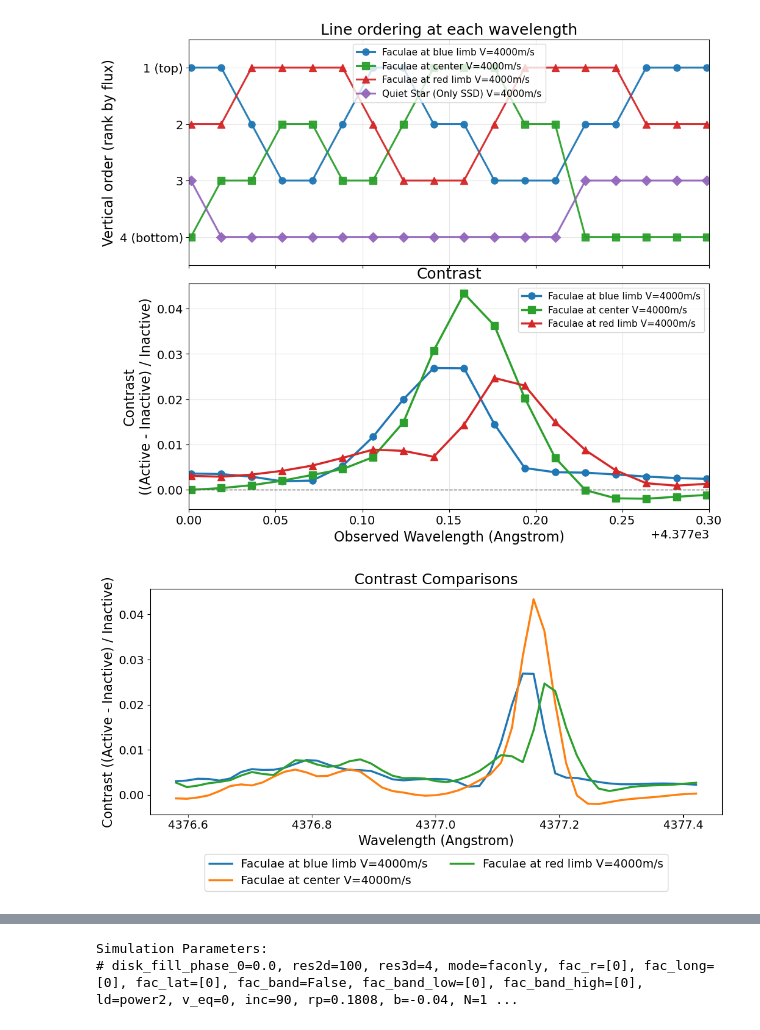
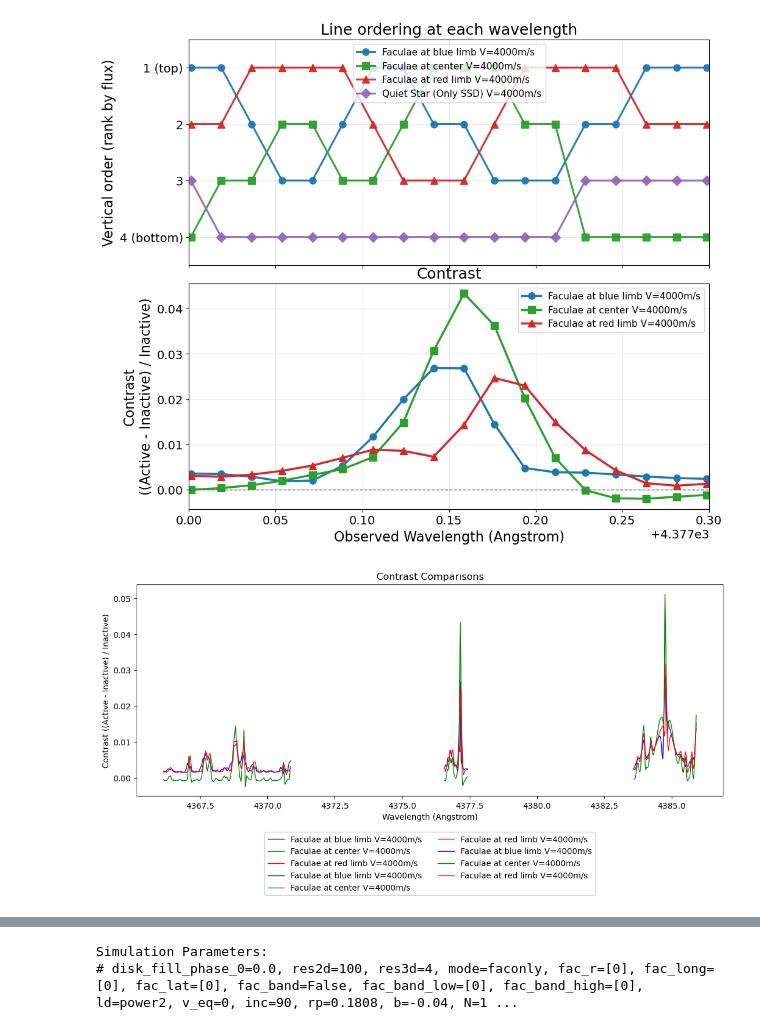
Before and after one commit to danayaptangco/actress, a Jupyter notebook: actress/outputs/full_disks_and_wavelength_shifts/2_compare_disks.ipynb, the cells around one changed output, grey strips where cells are left out. Cells and saved outputs as stored; diff of their text form; code cells hidden in the pictures.

```diff
--- a/actress/outputs/full_disks_and_wavelength_shifts/2_compare_disks.ipynb
+++ b/actress/outputs/full_disks_and_wavelength_shifts/2_compare_disks.ipynb
@@ -299,6 +299,15 @@ explicit_active_dirs = {
     './1_200G_4376.5109_4377.4913_fac_lat0_long45_r19_v4000/': 'Faculae at blue limb',
     './1_200G_4376.5109_4377.4913_fac_lat0_long0_r15_v4000/': 'Faculae at center',
     './1_200G_4376.5109_4377.4913_fac_lat0_long-45_r19_v4000/': 'Faculae at red limb',
+
+    './1_200G_4383.5189_4385.9919_fac_lat0_long45_r19_v4000/': 'Faculae at blue limb',
+    './1_200G_4383.5189_4385.9919_fac_lat0_long0_r15_v4000/': 'Faculae at center',
+    './1_200G_4383.5189_4385.9919_fac_lat0_long-45_r19_v4000/': 'Faculae at red limb',
+
+
+    './1_200G_4366.0373_4370.9650_fac_lat0_long45_r19_v4000/': 'Faculae at blue limb',
+    './1_200G_4366.0373_4370.9650_fac_lat0_long0_r15_v4000/': 'Faculae at center',
+    './1_200G_4366.0373_4370.9650_fac_lat0_long-45_r19_v4000/': 'Faculae at red limb',
 
     #bands
     # './1_4376.5109_4377.4913_band_lat-2.5_2.5_v4000/': 'Equatorial band with Faculae',
@@ -371,32 +380,33 @@ if comparisons:
             bin_centers_active, binned_intensity_active = process_disk_directory(dir_active, phase_idx=0)
             bin_centers_inactive, binned_intensity_inactive = process_disk_directory(dir_inactive, phase_idx=0)
 
             # Calculate contrast: (active - inactive) / inactive
             # Assuming both arrays share the exact same bin centers
             contrast = (binned_intensity_active - binned_intensity_inactive) / binned_intensity_inactive
 
             v_match = re.search(r'_v(\d+)', dir_active)
             velocity = v_match.group(1) if v_match else "unknown"
 
             label_active = extract_features(dir_active)
             label_inactive = extract_features(dir_inactive)
 
-            plt.plot(bin_centers_active, contrast, linestyle='-', linewidth=2.5, alpha = 1.0,
+            plt.plot(bin_centers_active, contrast, linestyle='-', linewidth=1, alpha = 1.0,
+                     color=('blue' if 'blue limb' in custom_label else 'red' if 'red limb' in custom_label else 'green'),
                      label=f'{custom_label} V={velocity}m/s')
 
         except Exception as e:
             print(f"Error processing contrast for {dir_active} vs {dir_inactive}: {e}")
 
     # # Add a horizontal line at 0 for reference
     # plt.axhline(0, color='black', linestyle='--', linewidth=1)
 
     plt.xlabel('Wavelength (Angstrom)')
     plt.ylabel('Contrast ((Active - Inactive) / Inactive)')
     plt.title('Contrast Comparisons')
     plt.legend(loc='upper center', bbox_to_anchor=(0.5, -0.15), ncol=2)
     plt.tight_layout()
     plt.show()
 else:
     print("Please provide at least one active directory to calculate contrast.")
 # %% [output]
-[figure, old version]
+[figure, new version]
```
Also changed, not shown: parts of 3 cells of this notebook, 10 other files.
